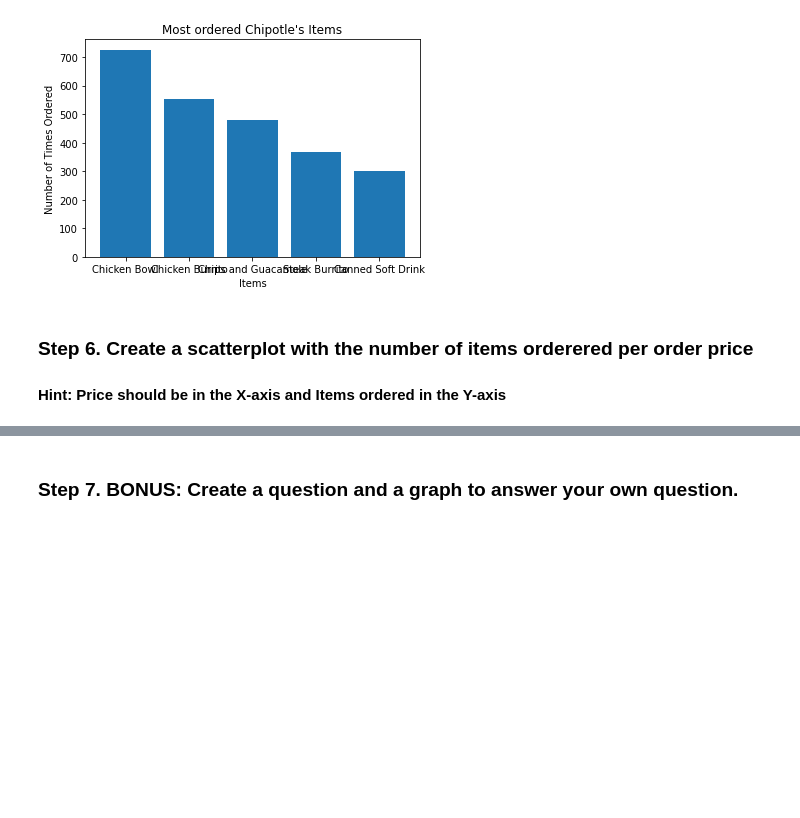
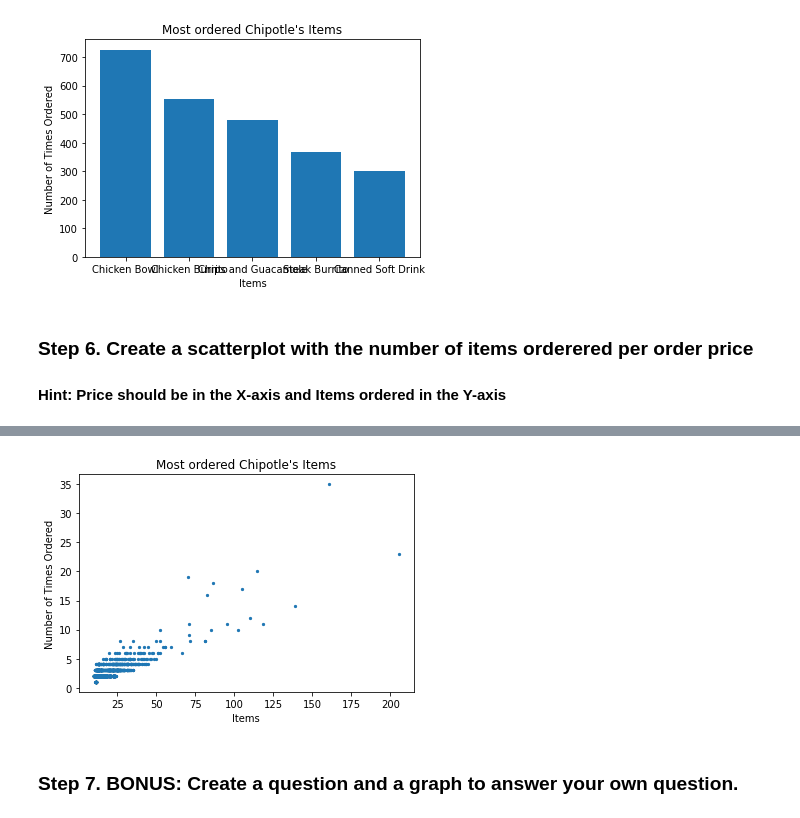
Before and after one commit to utsavshrivastava/pandas_exercises, a Jupyter notebook: 07_Visualization/Chipotle/Exercises.ipynb, the cells around one changed output, grey strips where cells are left out. Saved outputs shown, nothing was run; the diff lists cells and outputs as text; code cells hidden in the pictures; blank space fills up the shorter version.

```diff
--- a/07_Visualization/Chipotle/Exercises.ipynb
+++ b/07_Visualization/Chipotle/Exercises.ipynb
@@ -56,3 +56,6 @@ plt.show()
 # %% [markdown]
 ### Step 6. Create a scatterplot with the number of items orderered per order price
 #### Hint: Price should be in the X-axis and Items ordered in the Y-axis
+# %%
+chipo['item_price'] = chipo['item_price'].apply(lambda x: float(x[1:-1]))
+chipo.head()
@@ -58,0 +69,3 @@ plt.show()
+# %%
+orders = chipo.groupby('order_id').sum()
+orders.head()
@@ -59,8 +80,11 @@ plt.show()
 # %%
-plt.scatter(x = chipo.item_price,y = chipo.item_name.value_counts()[0:5])
+
+plt.scatter(x = orders.item_price,y = orders.quantity, s = 5)
 plt.xlabel('Items')
 plt.ylabel('Number of Times Ordered')
 plt.title('Most ordered Chipotle\'s Items')
 plt.show()
+# %% [output]
+[figure, added]
 # %% [markdown]
 ### Step 7. BONUS: Create a question and a graph to answer your own question.
```
Also changed, not shown: parts of 2 cells of this notebook, 7 other files.
